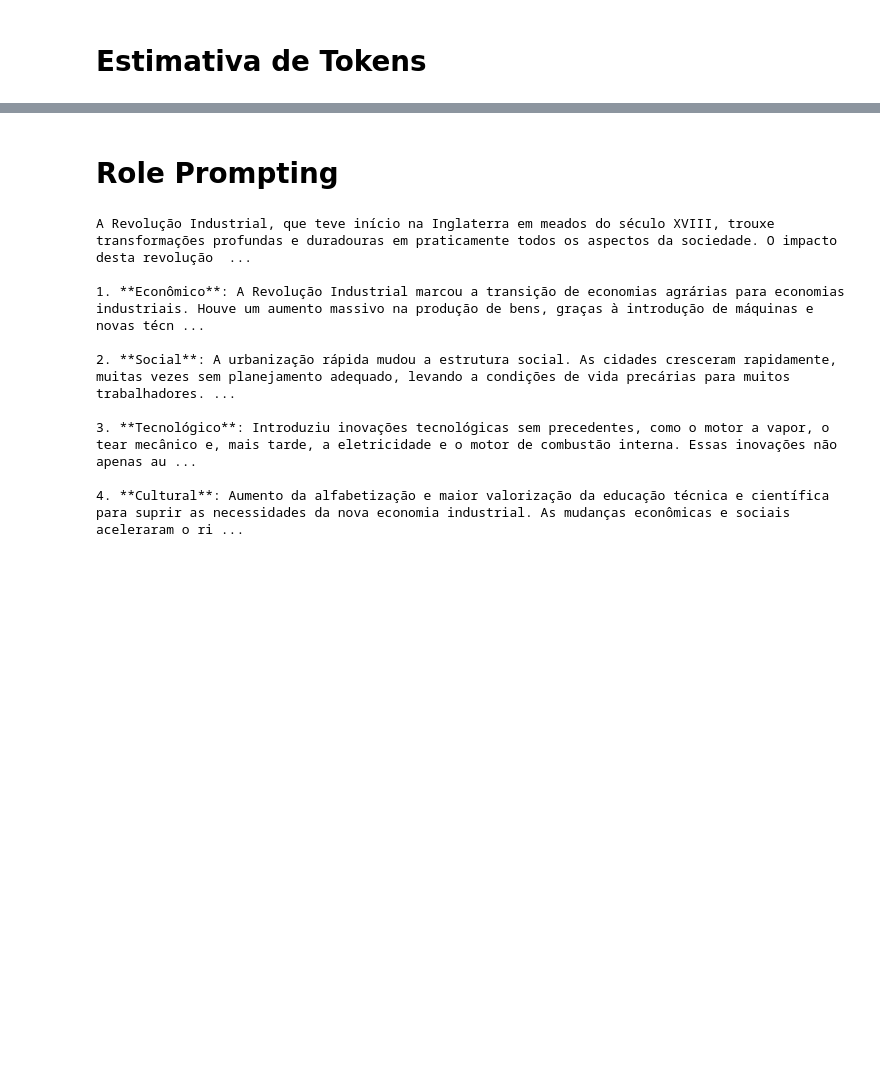
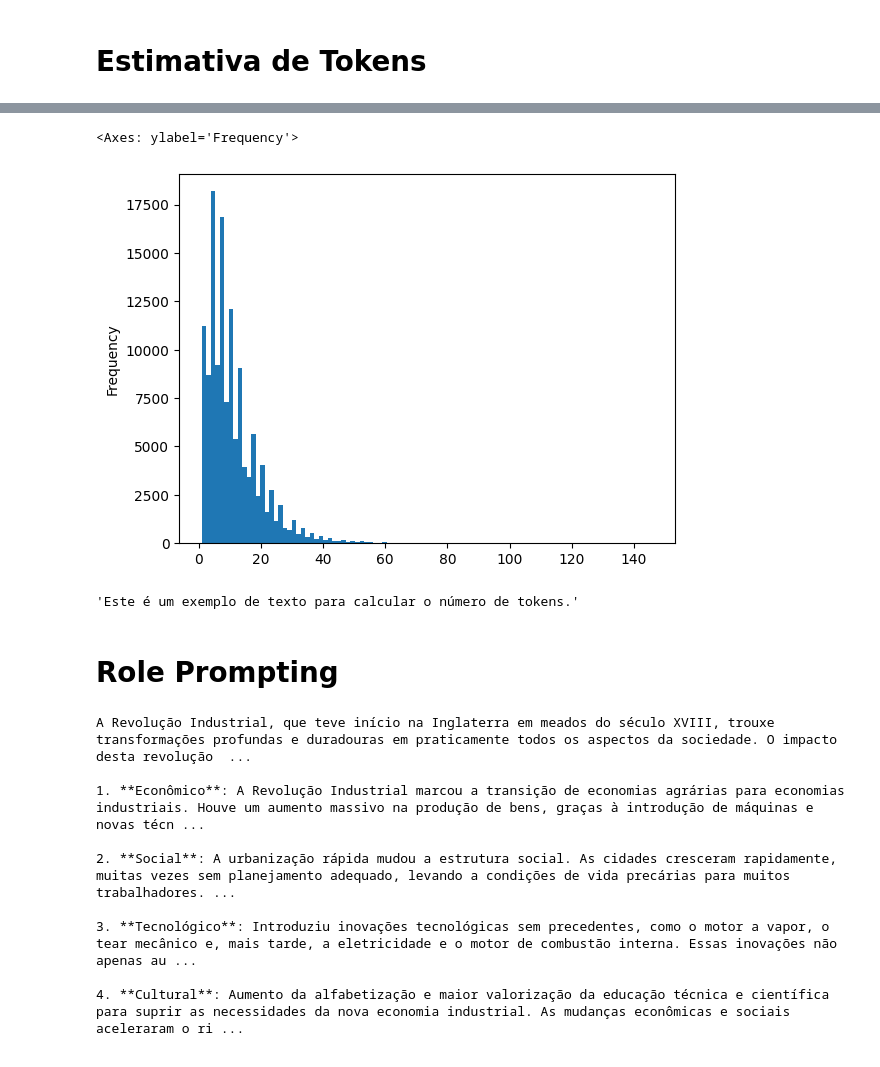
Before and after one commit to tciodaro/eng_prompt, a Jupyter notebook: notebook/Competência 02 - Texto com LLM.ipynb, the cells around one changed output, grey strips where cells are left out. Saved outputs shown, nothing was run; the diff lists cells and outputs as text; code cells hidden in the pictures; blank space fills up the shorter version.

```diff
--- a/notebook/Competência 02 - Texto com LLM.ipynb
+++ b/notebook/Competência 02 - Texto com LLM.ipynb
@@ -499,3 +621,13 @@ Escreva uma função em Python que divida um texto longo automaticamente em chun
+# %%
+X.n_tokens.plot.hist(bins=100)
+# %% [output]
+<Axes: ylabel='Frequency'>
+[figure, added]
+# %%
+encoder = tiktoken.get_encoding("cl100k_base")  # Exemplo de codificação
+encoder.decode(tokens)
+# %% [output]
+'Este é um exemplo de texto para calcular o número de tokens.'
 # %% [markdown]
 # Role Prompting
 # %%
```
Also changed, not shown: parts of 20 cells of this notebook.
